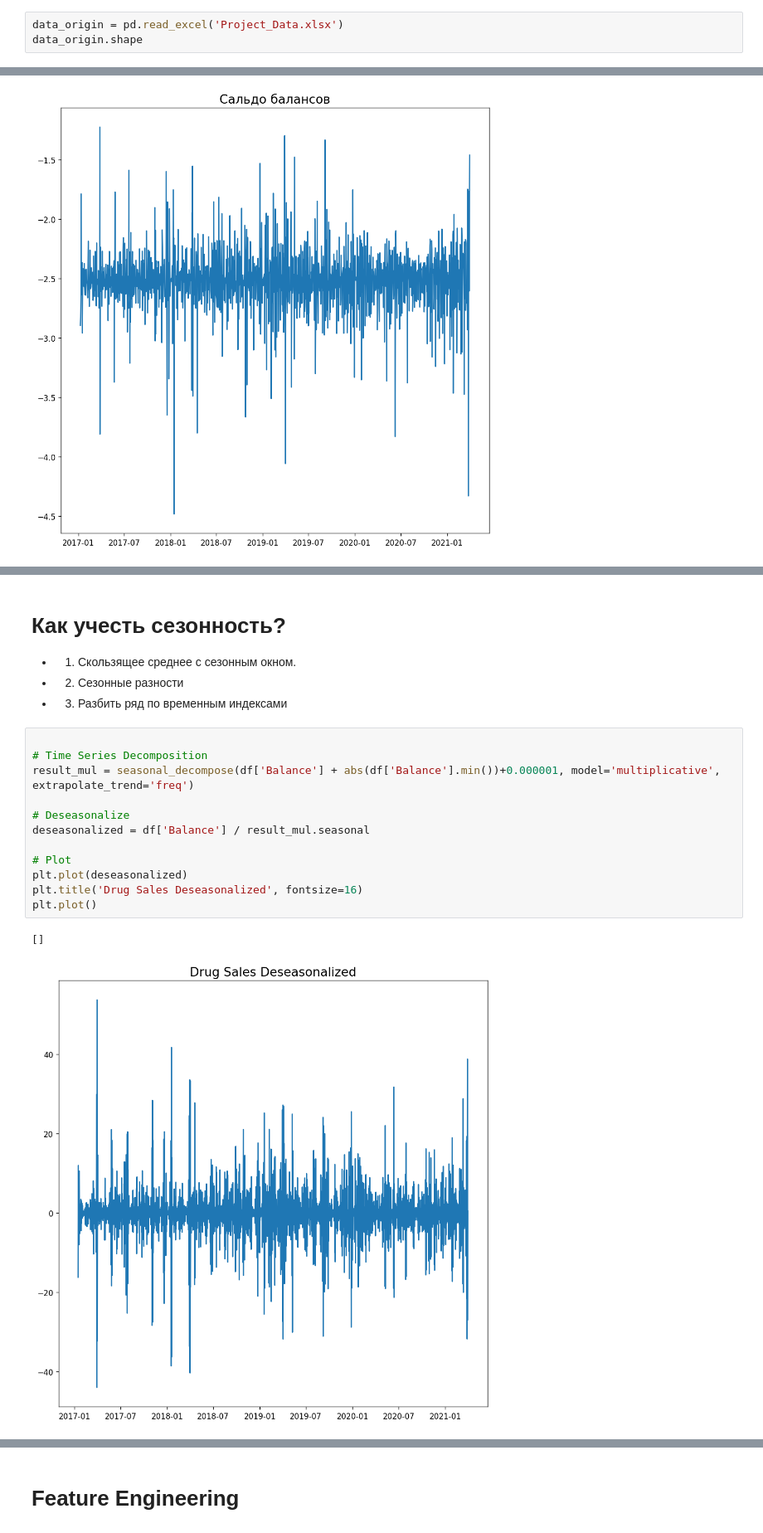
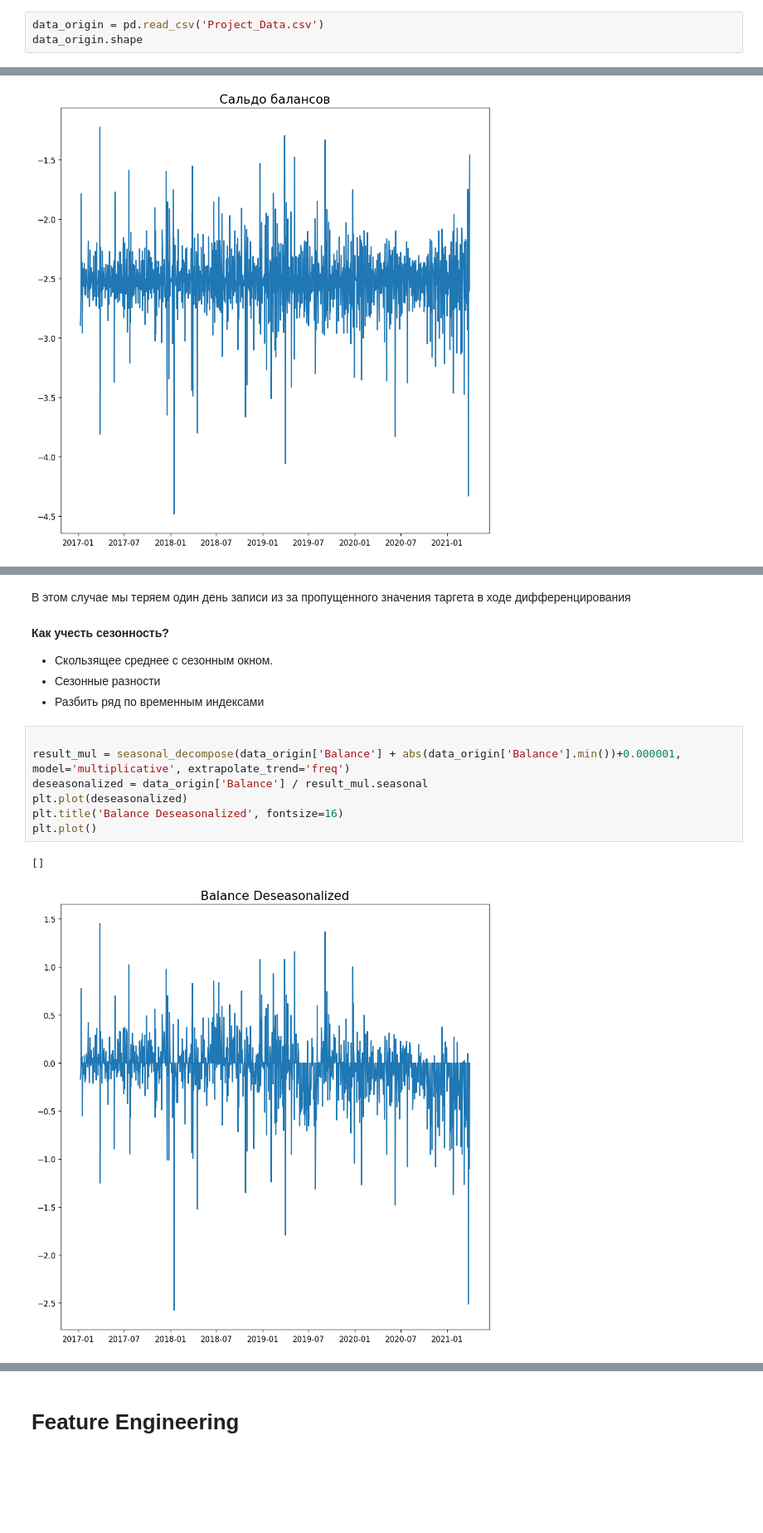
Before and after one commit to kiripcha/-FTIAD-Time-structured-data-analysis, a Jupyter notebook: Project/main.ipynb, the cells around one changed output, grey strips where cells are left out. Shown at 83% size. Cells and saved outputs as stored; diff of their text form; blank space fills up the shorter version.

```diff
--- a/Project/main.ipynb
+++ b/Project/main.ipynb
@@ -70,6 +71,6 @@ import statsmodels.api as sm
 # import statsmodels as smt
 # %%
-data_origin = pd.read_excel('Project_Data.xlsx')
+data_origin = pd.read_csv('Project_Data.csv')
 data_origin.shape
 # %% [output]
 (1543, 4)
@@ -436,25 +520,18 @@ Text(0.5, 1.0, 'Сальдо балансов')
+# %% [markdown]
+В этом случае мы теряем один день записи из за пропущенного значения таргета в ходе дифференцирования
 # %% [markdown]
-# Как учесть сезонность?
-
-
-- 1. Скользящее среднее с сезонным окном.
-
-- 2. Сезонные разности
-
-- 3. Разбить ряд по временным индексами
+**Как учесть сезонность?**
+- Скользящее среднее с сезонным окном.
+- Сезонные разности
+- Разбить ряд по временным индексами
 # %%
 
-# Time Series Decomposition
-result_mul = seasonal_decompose(df['Balance'] + abs(df['Balance'].min())+0.000001, model='multiplicative', extrapolate_trend='freq')
-
-# Deseasonalize
-deseasonalized = df['Balance'] / result_mul.seasonal
-
-# Plot
+result_mul = seasonal_decompose(data_origin['Balance'] + abs(data_origin['Balance'].min())+0.000001, model='multiplicative', extrapolate_trend='freq')
+deseasonalized = data_origin['Balance'] / result_mul.seasonal
 plt.plot(deseasonalized)
-plt.title('Drug Sales Deseasonalized', fontsize=16)
+plt.title('Balance Deseasonalized', fontsize=16)
 plt.plot()
 # %% [output]
 []
-[figure, old version]
+[figure, new version]
 # %% [markdown]
```
Also changed, not shown: parts of 39 cells of this notebook, 6 other files.
